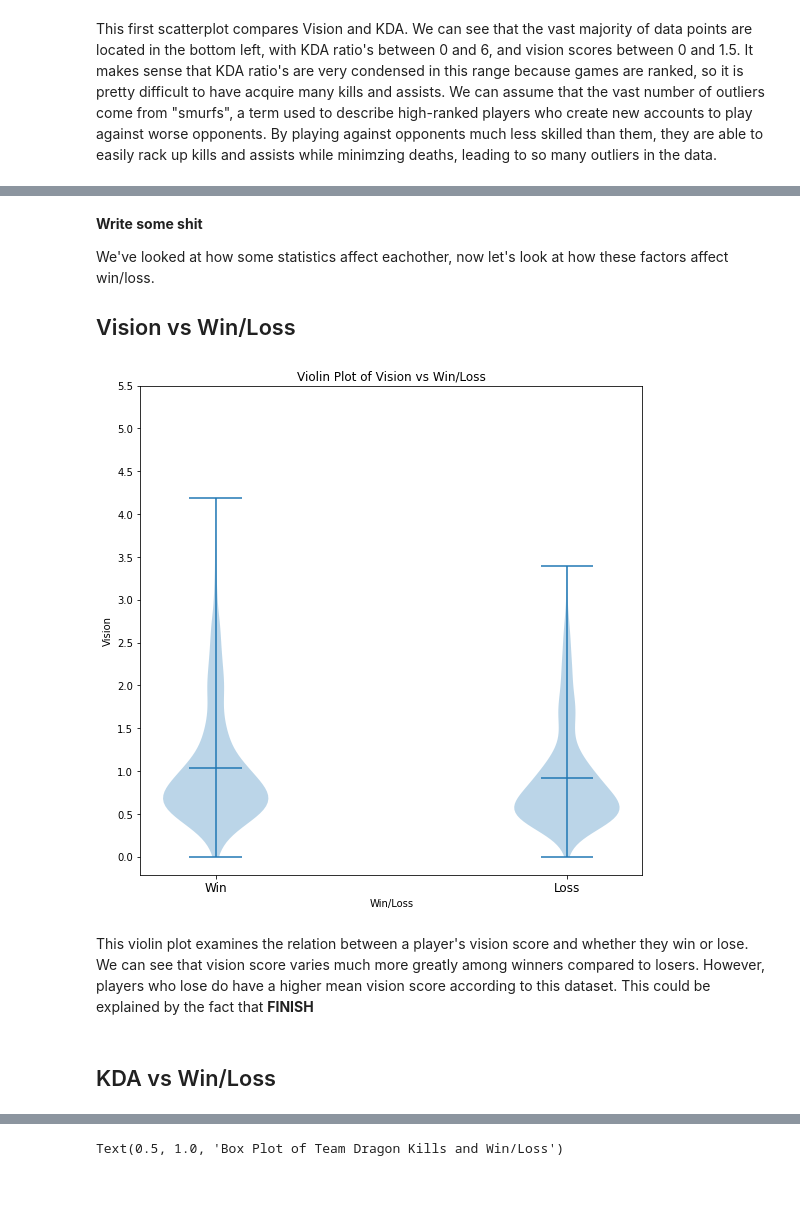
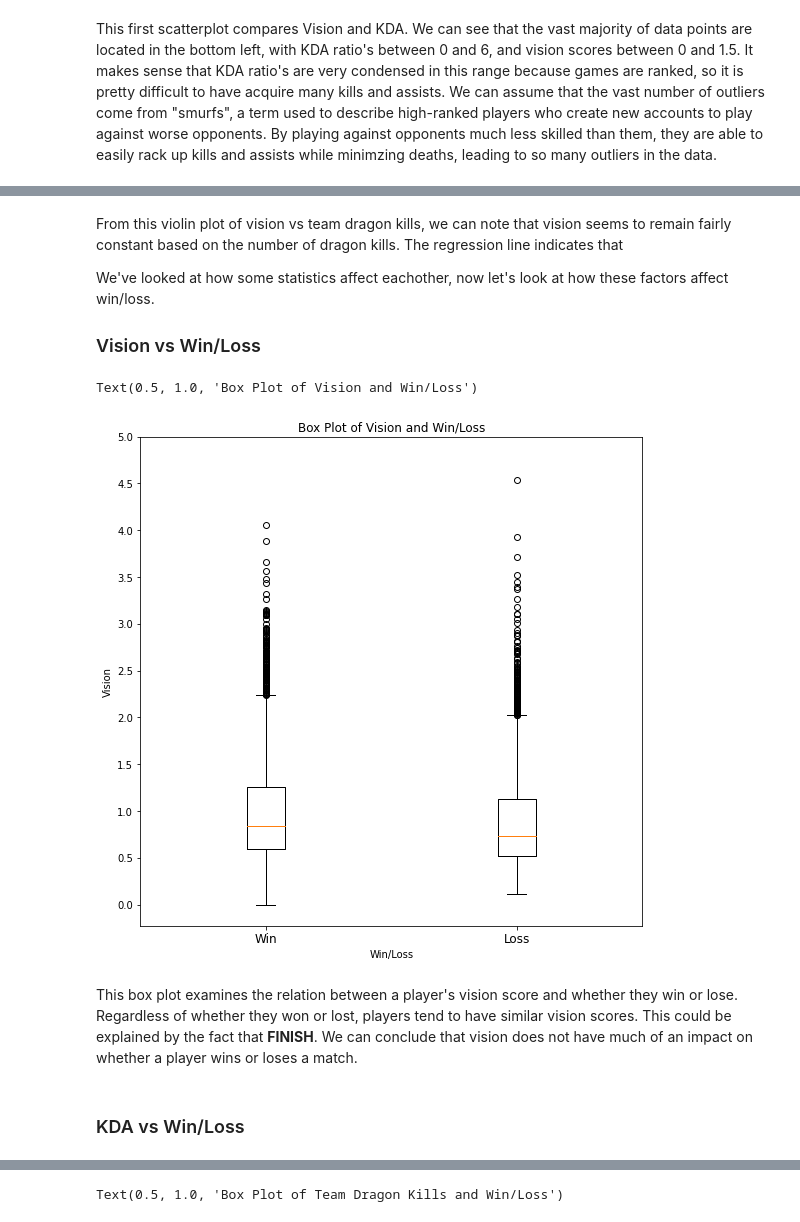
Before and after one commit to dvnmn/320-final-project, a Jupyter notebook: 320_Final_Project.ipynb, the cells around one changed output, grey strips where cells are left out. Drawn from its saved outputs; the diff is of its cells as text; code cells hidden in the pictures; blank space fills up the shorter version.

Commit message:
fixing lost code

```diff
--- a/320_Final_Project.ipynb
+++ b/320_Final_Project.ipynb
@@ -208,18 +225,0 @@ This first scatterplot compares Vision and KDA. We can see that the vast majorit
-# %%
-fig, ax = plt.subplots(figsize = (9,9))
-
-vision_per_dragons = []
-
-for c, col in df.groupby("team_dragons"):
-    vision_per_dragons.append(col['vision'])
-
-dragons = []
-dragons = df['team_dragons'].unique()
-
-ax.violinplot(vision_per_dragons, dragons, widths = 0.3, showmeans = True)
-ax.set_xlabel("Team Dragon Kills")
-ax.set_xticks(np.arange(0, 6, 1))
-ax.set_yticks(np.arange(0, 5.5, 0.5))
-ax.set_ylabel("Vision")
-ax.set_title("Violin Plot of Vision and Team Dragon Kills")
-fig.savefig("violin.png")
@@ -228,33 +241,33 @@ fig.savefig("violin.png")
 # %% [markdown]
-<b>Write some shit</b>
+From this violin plot of vision vs team dragon kills, we can note that vision seems to remain fairly constant based on the number of dragon kills. The regression line indicates that
 
 We've looked at how some statistics affect eachother, now let's look at how these factors affect win/loss.
 
-## Vision vs Win/Loss
+### Vision vs Win/Loss
 # %%
-# Vision vs Win/Loss
-vision_per_win = []
+vision_win = []
+vision_lose = []
 
-for c, col in df.groupby("win"):
-    vision_per_win.append(col['vision'])
-
-wins = []
-wins = df['win'].unique()
+for c, col in df.iterrows():
+    if col['win'] == True:
+        vision_win.append(col['vision'])
+    else:
+        vision_lose.append(col['vision'])
 
 fig, ax = plt.subplots(figsize = (9,9))
 
-ax.violinplot(vision_per_win, wins, widths = 0.3, showmeans = True)
+ax.boxplot(x = [vision_win, vision_lose])
 ax.set_xlabel("Win/Loss")
-ax.set_xticks([0,1], labels = ['Win', 'Loss'])
+ax.set_xticks([1,2], labels = ['Win', 'Loss'])
 ax.set_xticklabels(['Win', 'Loss'], fontsize=12)
-ax.set_yticks(np.arange(0, 6, 0.5))
+ax.set_yticks(np.arange(0, 5.5, .5))
 ax.set_ylabel("Vision")
-ax.set_title("Violin Plot of Vision vs Win/Loss")
-fig.savefig("violin.png")
+ax.set_title("Box Plot of Vision and Win/Loss")
 # %% [output]
+Text(0.5, 1.0, 'Box Plot of Vision and Win/Loss')
-[figure, old version]
+[figure, new version]
 # %% [markdown]
-This violin plot examines the relation between a player's vision score and whether they win or lose. We can see that vision score varies much more greatly among winners compared to losers. However, players who lose do have a higher mean vision score according to this dataset. This could be explained by the fact that <b>FINISH</b>
+This box plot examines the relation between a player's vision score and whether they win or lose. Regardless of whether they won or lost, players tend to have similar vision scores. This could be explained by the fact that <b>FINISH</b>. We can conclude that vision does not have much of an impact on whether a player wins or loses a match.
 # %% [markdown]
-## KDA vs Win/Loss
+### KDA vs Win/Loss
 # %%
```
Also changed, not shown: parts of 31 cells of this notebook.
